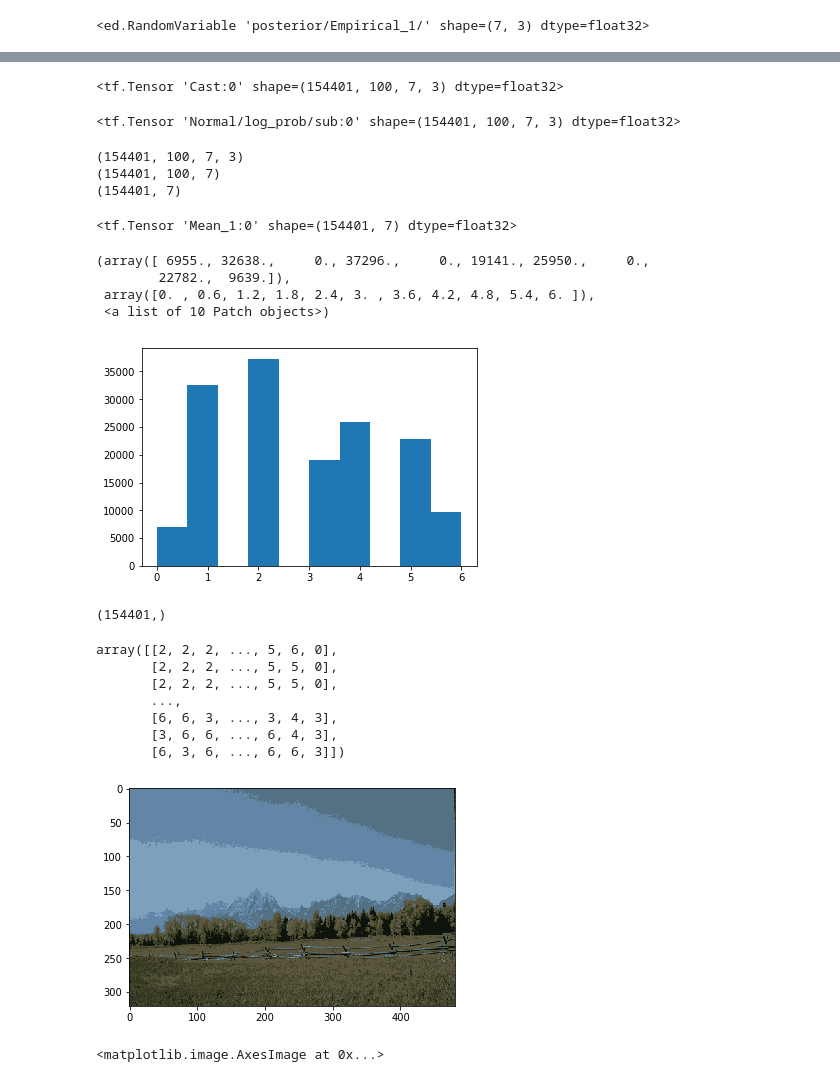
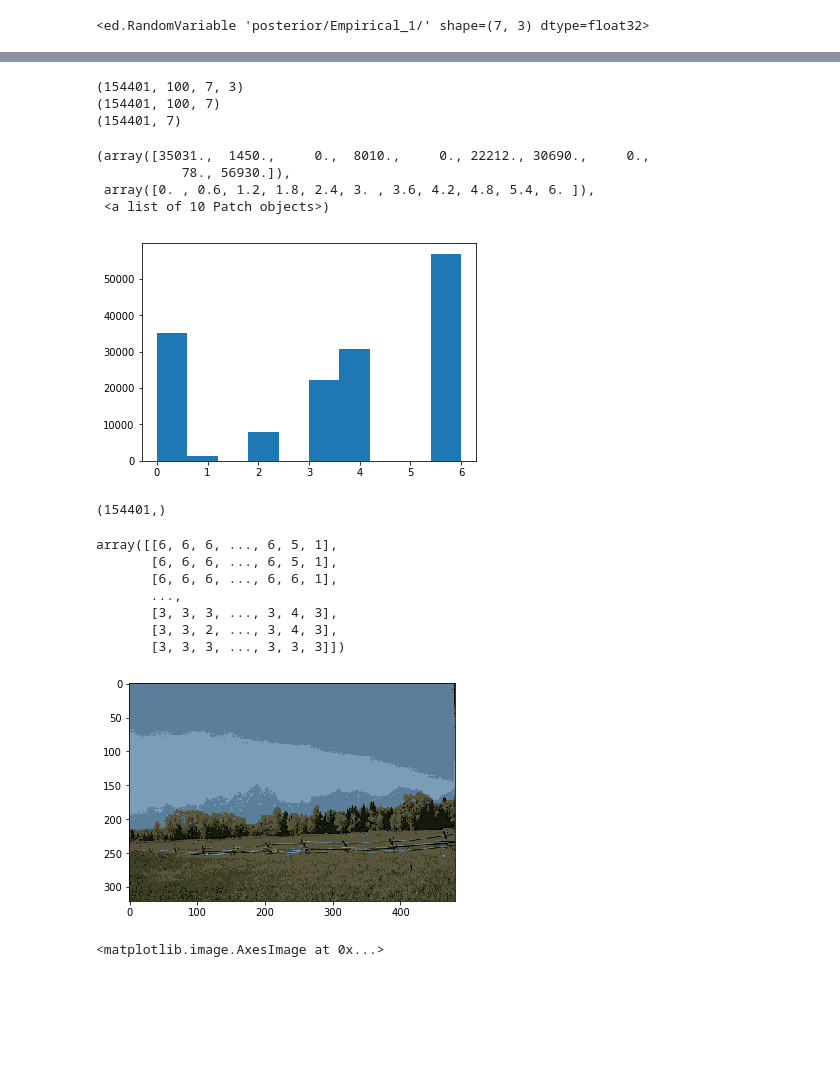
Before and after one commit to jiangzl2016/prob_prog_final_project, a Jupyter notebook: notebook-example/GMM_MCMC.ipynb, the cells around one changed output, grey strips where cells are left out. Cells and saved outputs as stored; diff of their text form; code cells hidden in the pictures; blank space fills up the shorter version.

Commit message:
[code] modify likelihood, overlay PDI and WAPDI heatmap

```diff
--- a/notebook-example/GMM_MCMC.ipynb
+++ b/notebook-example/GMM_MCMC.ipynb
@@ -154,9 +150,11 @@ array([[ 14.304888,  20.227383,  11.537562],
 # %%
 # Calculate likelihood for each data point and cluster assignment,
 # averaged over many posterior samples. ``x_post`` has shape (N, 100, K, D).
-mu_sample = qmu.sample(100)
-sigmasq_sample = qsigma.sample(100)
+M = 100 #这步可以提前和mu sigma一起sample
+mu_sample = qmu.sample(M)
+sigmasq_sample = qsigma.sample(M)
+pi_sample = qpi.sample(M)
 x_post = Normal(loc=tf.ones([N, 1, 1, 1]) * mu_sample,
                 scale=tf.ones([N, 1, 1, 1]) * tf.sqrt(sigmasq_sample))
-x_broadcasted = tf.tile(tf.reshape(train_img, [N, 1, 1, D]), [1, 100, K, 1])
+x_broadcasted = tf.tile(tf.reshape(train_img, [N, 1, 1, D]), [1, M, K, 1])
 x_broadcasted = tf.cast(x_broadcasted, dtype= tf.float32)
@@ -171,11 +161,3 @@ x_post
-# %%
-x_broadcasted
-# %% [output]
-<tf.Tensor 'Cast:0' shape=(154401, 100, 7, 3) dtype=float32>
-# %%
-x_post.log_prob(x_broadcasted)
-# %% [output]
-<tf.Tensor 'Normal/log_prob/sub:0' shape=(154401, 100, 7, 3) dtype=float32>
 # %%
 # Sum over latent dimension, then average over posterior samples.
 # ``log_liks`` ends up with shape (N, K).
@@ -189,20 +168,16 @@ print(log_liks.shape)
 (154401, 100, 7, 3)
 (154401, 100, 7)
 (154401, 7)
-# %%
-log_liks
-# %% [output]
-<tf.Tensor 'Mean_1:0' shape=(154401, 7) dtype=float32>
 # %%
 clusters = tf.argmax(log_liks, 1).eval()
 # %%
 plt.hist(clusters)
 # %% [output]
-(array([ 6955., 32638.,     0., 37296.,     0., 19141., 25950.,     0.,
-        22782.,  9639.]),
+(array([35031.,  1450.,     0.,  8010.,     0., 22212., 30690.,     0.,
+           78., 56930.]),
  array([0. , 0.6, 1.2, 1.8, 2.4, 3. , 3.6, 4.2, 4.8, 5.4, 6. ]),
  <a list of 10 Patch objects>)
-[figure, old version]
+[figure, new version]
 # %%
 new_img = tf.gather(running_cluster_means, tf.argmax(log_liks, 1))
 # %%
@@ -212,26 +187,27 @@ clusters.shape
 # %%
 clusters.reshape(img.shape[0], img.shape[1])
 # %% [output]
-array([[2, 2, 2, ..., 5, 6, 0],
-       [2, 2, 2, ..., 5, 5, 0],
-       [2, 2, 2, ..., 5, 5, 0],
+array([[6, 6, 6, ..., 6, 5, 1],
+       [6, 6, 6, ..., 6, 5, 1],
+       [6, 6, 6, ..., 6, 6, 1],
        ...,
-       [6, 6, 3, ..., 3, 4, 3],
-       [3, 6, 6, ..., 6, 4, 3],
-       [6, 3, 6, ..., 6, 6, 3]])
+       [3, 3, 3, ..., 3, 4, 3],
+       [3, 3, 2, ..., 3, 4, 3],
+       [3, 3, 3, ..., 3, 3, 3]])
 # %%
 nrows, ncols = img.shape[0], img.shape[1]
 segmented_img = np.zeros((nrows, ncols, D),dtype='int')
 cluster_reshape = clusters.reshape(nrows, ncols)
 for i in range(nrows):
     for j in range(ncols):
         cluster_number = cluster_reshape[i, j]
         segmented_img[i, j] = posterior_mu[cluster_number].astype(int)
 fig = plt.figure()
 plt.imshow(segmented_img)
-plt.savefig('../tmp/img={}_K={}_T={}.png'.format(img_no, K, T))
+timestr = time.strftime("%Y%m%d-%H%M%S")
+plt.savefig('../tmp/img={}_K={}_T={}_Time={}.png'.format(img_no, K, T, timestr))
 # %% [output]
-[figure, old version]
+[figure, new version]
 # %%
 plt.imshow(img)
 # %% [output]
```
Also changed, not shown: parts of 22 cells of this notebook.
